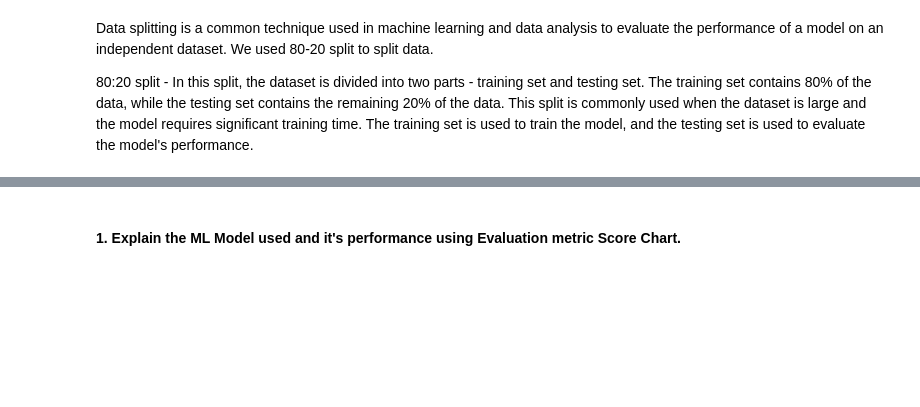
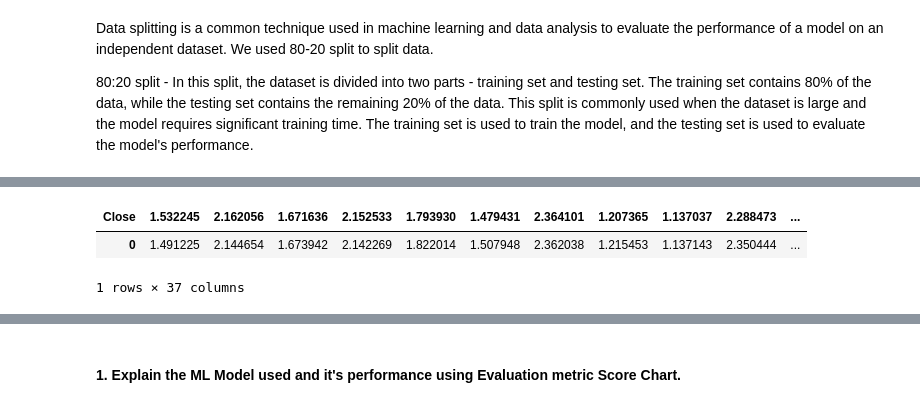
Before and after one commit to sanjaypatil91/Regression-Yes-Bank-Stock-Closing-Price-Prediction, a Jupyter notebook: Regression_Yes_Bank_Stock_Closing_Price_Prediction.ipynb, the cells around one changed output, grey strips where cells are left out. Drawn from its saved outputs; the diff is of its cells as text; code cells hidden in the pictures; blank space fills up the shorter version.

```diff
--- a/Regression_Yes_Bank_Stock_Closing_Price_Prediction.ipynb
+++ b/Regression_Yes_Bank_Stock_Closing_Price_Prediction.ipynb
@@ -479,0 +566,7 @@ Data splitting is a common technique used in machine learning and data analysis
+# %%
+# Compare the training(predicted values) and the test (actual values) data.
+pd.DataFrame(y_pred,y_test).T
+# %% [output]
+| Close | 1.532245 | 2.162056 | 1.671636 | 2.152533 | 1.793930 | 1.479431 | 2.364101 | 1.207365 | 1.137037 | 2.288473 | ... |
+| 0 | 1.491225 | 2.144654 | 1.673942 | 2.142269 | 1.822014 | 1.507948 | 2.362038 | 1.215453 | 1.137143 | 2.350444 | ... |
+1 rows × 37 columns
```
Also changed, not shown: parts of 39 cells of this notebook.
